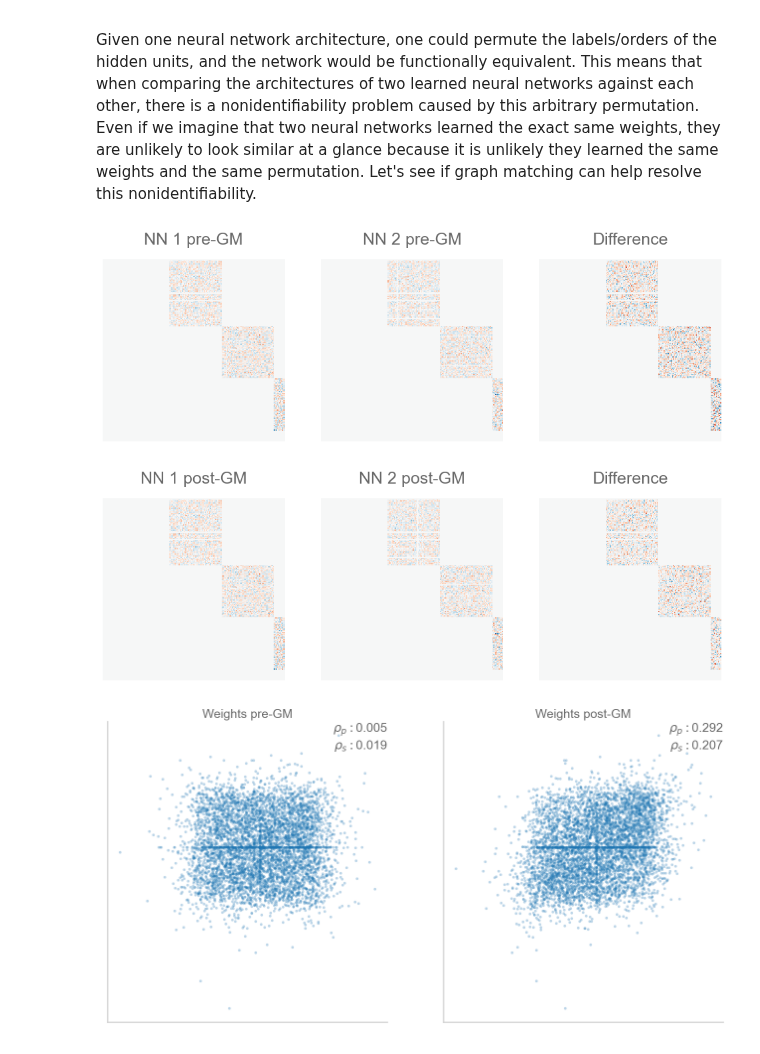
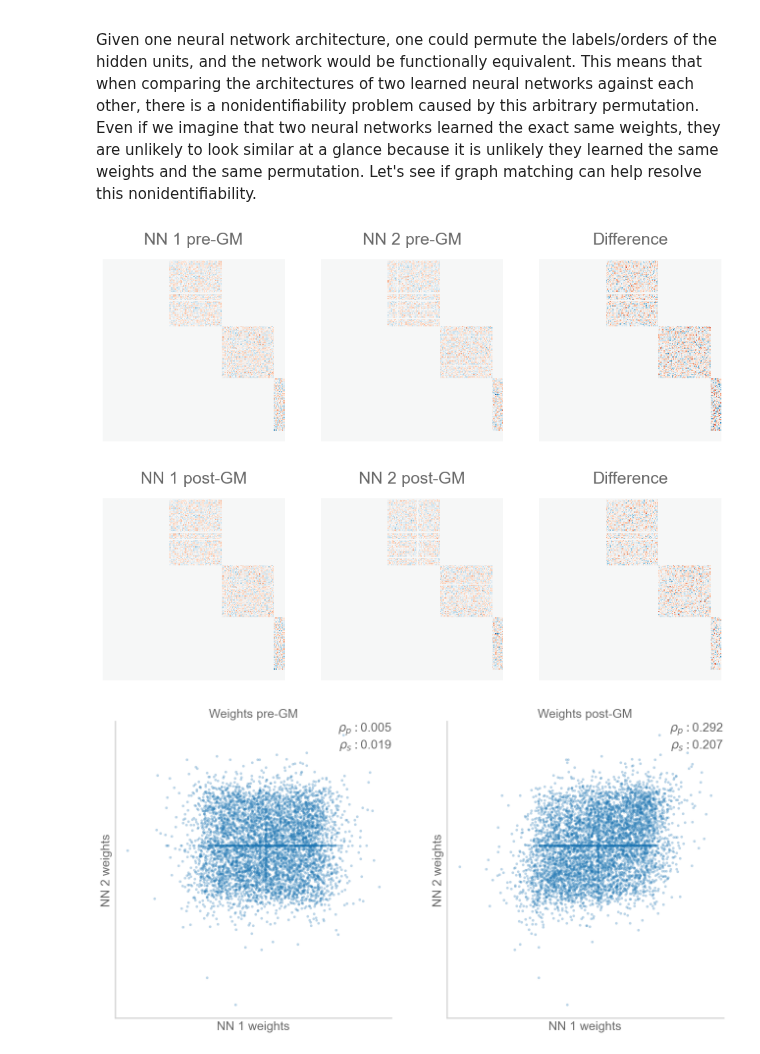
Before and after one commit to neurodata/notebooks, a Jupyter notebook: _notebooks/2020-10-05-nn-distributions.ipynb, the cells around one changed output. Saved outputs shown, nothing was run; the diff lists cells and outputs as text; code cells hidden in the pictures.

```diff
--- a/_notebooks/2020-10-05-nn-distributions.ipynb
+++ b/_notebooks/2020-10-05-nn-distributions.ipynb
@@ -251,33 +252,45 @@ heatmap(adjs[0], ax=axs[0], title="NN 1 pre-GM", **heatmap_kws)
 heatmap(adjs[1], ax=axs[1], title="NN 2 pre-GM", **heatmap_kws)
 heatmap(adjs[0] - adjs[1], ax=axs[2], title="Difference", **heatmap_kws)
 stashfig("pre-gm-adjs")
 
 seeds = np.concatenate((np.arange(data.shape[1]), np.arange(len(adj) - 10, len(adj))))
 
 gm = GraphMatch(n_init=20, init_method="barycenter")
 gm.fit(adjs[0], adjs[1], seeds_A=seeds, seeds_B=seeds)
 perm_inds = gm.perm_inds_
 adj_1_matched = adjs[1][np.ix_(perm_inds, perm_inds)].copy()
 
 fig, axs = plt.subplots(1, 3, figsize=(12, 4))
 heatmap(adjs[0], ax=axs[0], title="NN 1 post-GM", **heatmap_kws)
 heatmap(adj_1_matched, ax=axs[1], title="NN 2 post-GM", **heatmap_kws)
 heatmap(adjs[0] - adj_1_matched, ax=axs[2], title="Difference", **heatmap_kws)
 stashfig("post-gm-adjs")
 
 fig, axs = plt.subplots(1, 2, figsize=(16, 8))
 ax = axs[0]
 sns.scatterplot(adjs[0].ravel(), adjs[1].ravel(), ax=ax, alpha=0.3, linewidth=0, s=15)
 corrplot(adjs[0].ravel(), adjs[1].ravel(), ax=ax, fontsize="medium")
-ax.set(title="Weights pre-GM", xticks=[], yticks=[])
+ax.set(
+    title="Weights pre-GM",
+    xticks=[],
+    yticks=[],
+    xlabel="NN 1 weights",
+    ylabel="NN 2 weights",
+)
 ax = axs[1]
 sns.scatterplot(
     adjs[0].ravel(), adj_1_matched.ravel(), ax=ax, alpha=0.3, linewidth=0, s=15
 )
 corrplot(adjs[0].ravel(), adj_1_matched.ravel(), ax=ax, fontsize="medium")
-ax.set(title="Weights post-GM", xticks=[], yticks=[])
+ax.set(
+    title="Weights post-GM",
+    xticks=[],
+    yticks=[],
+    xlabel="NN 1 weights",
+    ylabel="NN 2 weights",
+)
 stashfig("pre-post-weights-gm")
 # %% [output]
 [figure]
 [figure]
-[figure, old version]
+[figure, new version]
```
